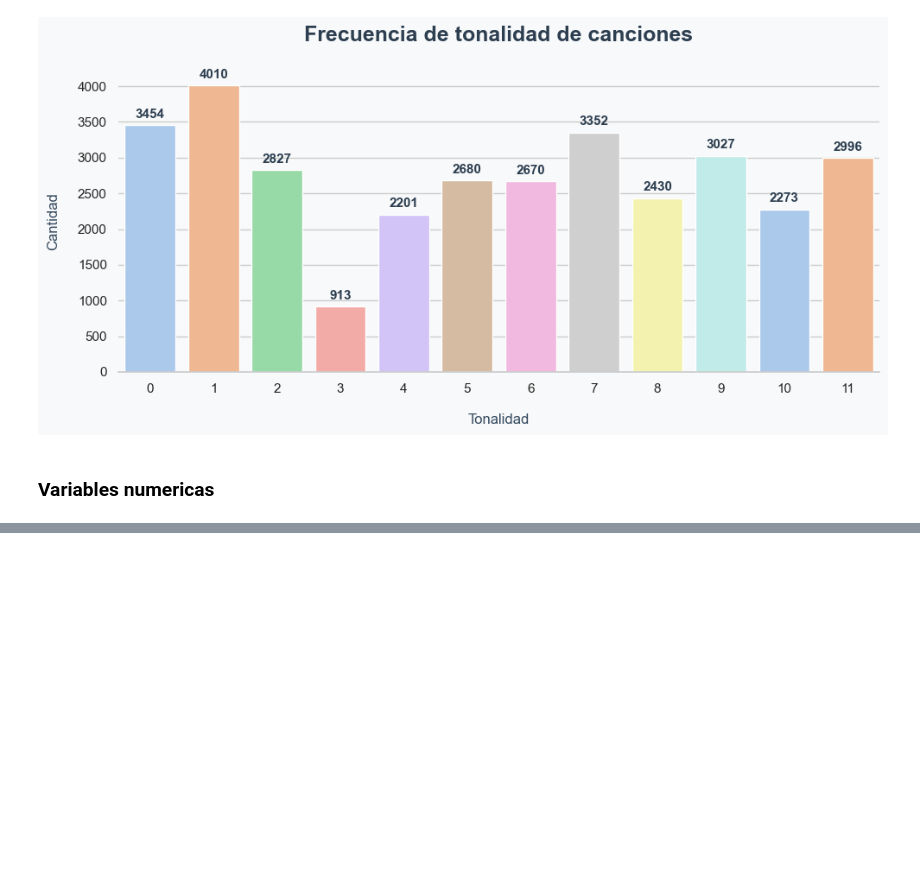
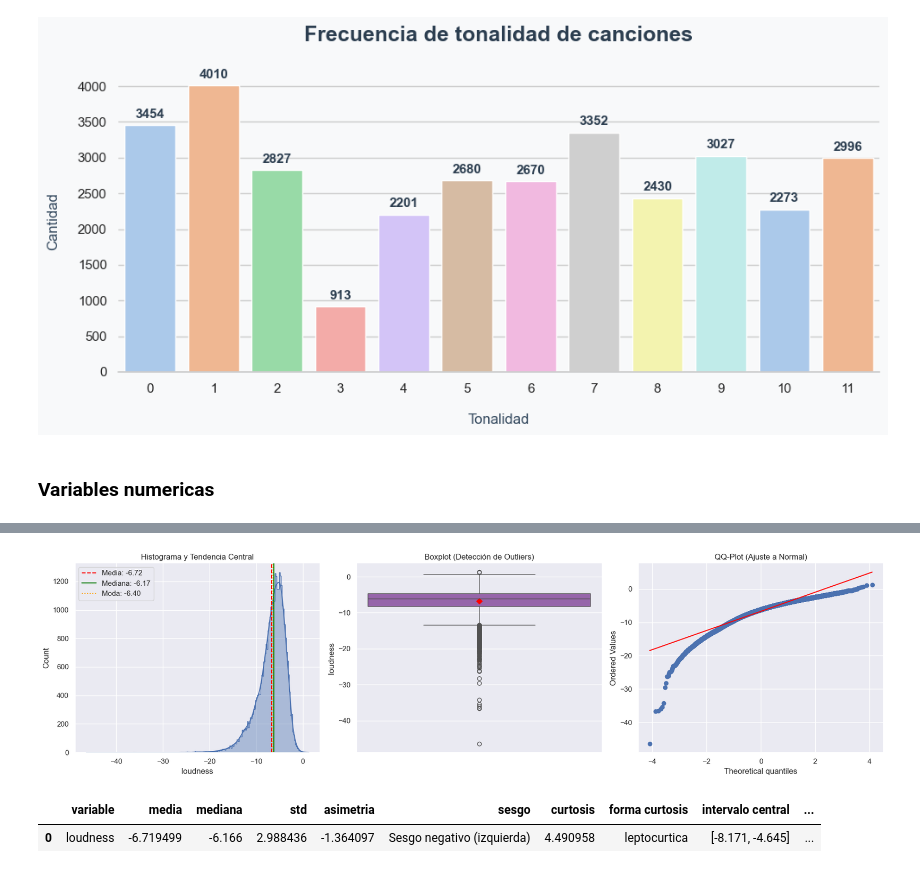
Before and after one commit to juanpablocarrillohortua/Proyecto_Data_Mining_UEC, a Jupyter notebook: notebooks/EDA_&_1st_part_notebook.ipynb, the cells around one changed output, grey strips where cells are left out. Drawn from its saved outputs; the diff is of its cells as text; code cells hidden in the pictures; blank space fills up the shorter version.

```diff
--- a/notebooks/EDA_&_1st_part_notebook.ipynb
+++ b/notebooks/EDA_&_1st_part_notebook.ipynb
@@ -344,0 +548,10 @@ graficas.barplot_discreto(df, "key", titulo="Frecuencia de tonalidad de cancione
+# %%
+graficas.graficos_continuos(df, "loudness")
+# %% [output]
+[figure, added]
+# %%
+resumen_loudness = resumen_numerico("loudness", screen=False)
+resumen_loudness
+# %% [output]
+|  | variable | media | mediana | std | asimetria | sesgo | curtosis | forma curtosis | intervalo central | ... |
+| 0 | loudness | -6.719499 | -6.166 | 2.988436 | -1.364097 | Sesgo negativo (izquierda) | 4.490958 | leptocurtica | [-8.171, -4.645] | ... |
```
Also changed, not shown: parts of 31 cells of this notebook, 8 other files.
